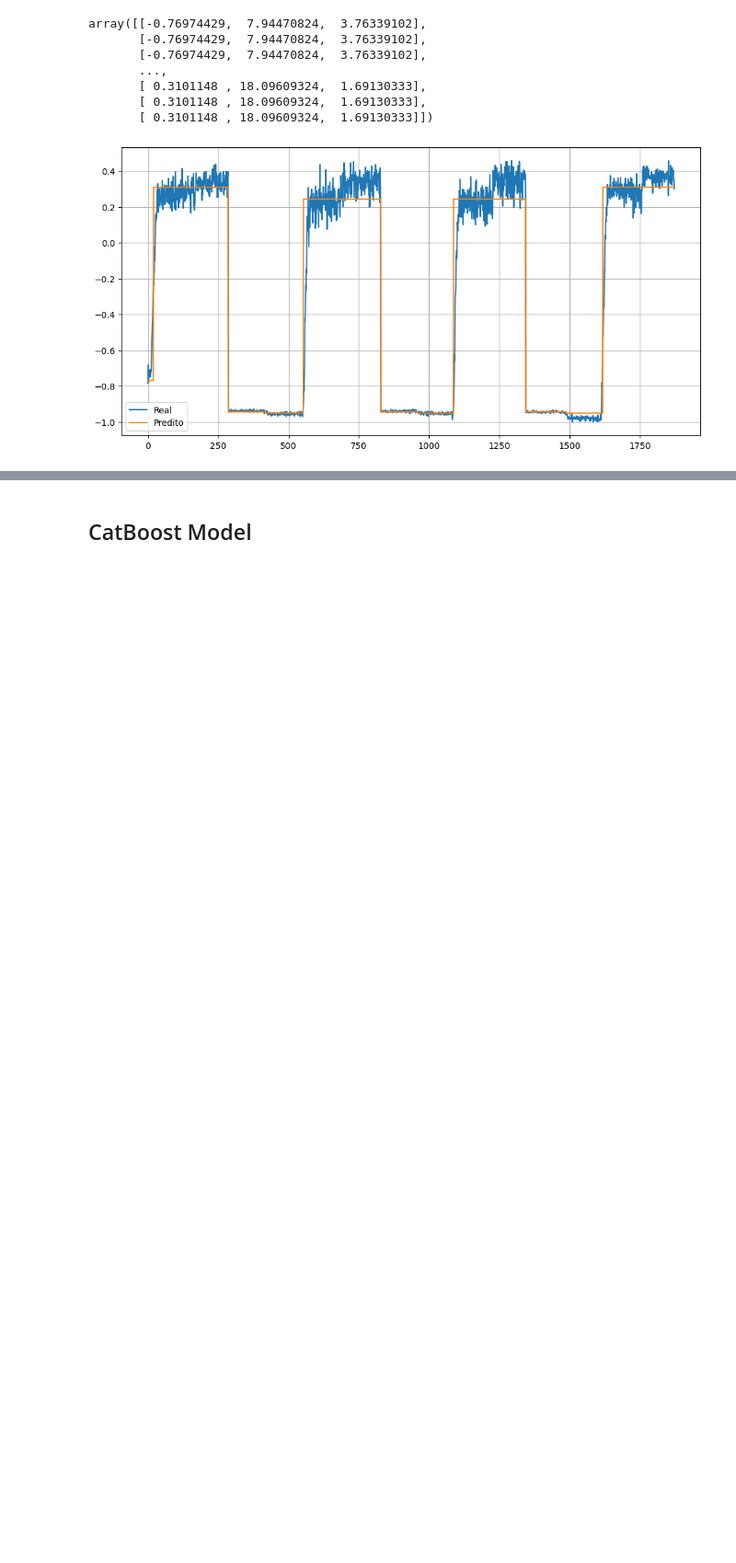
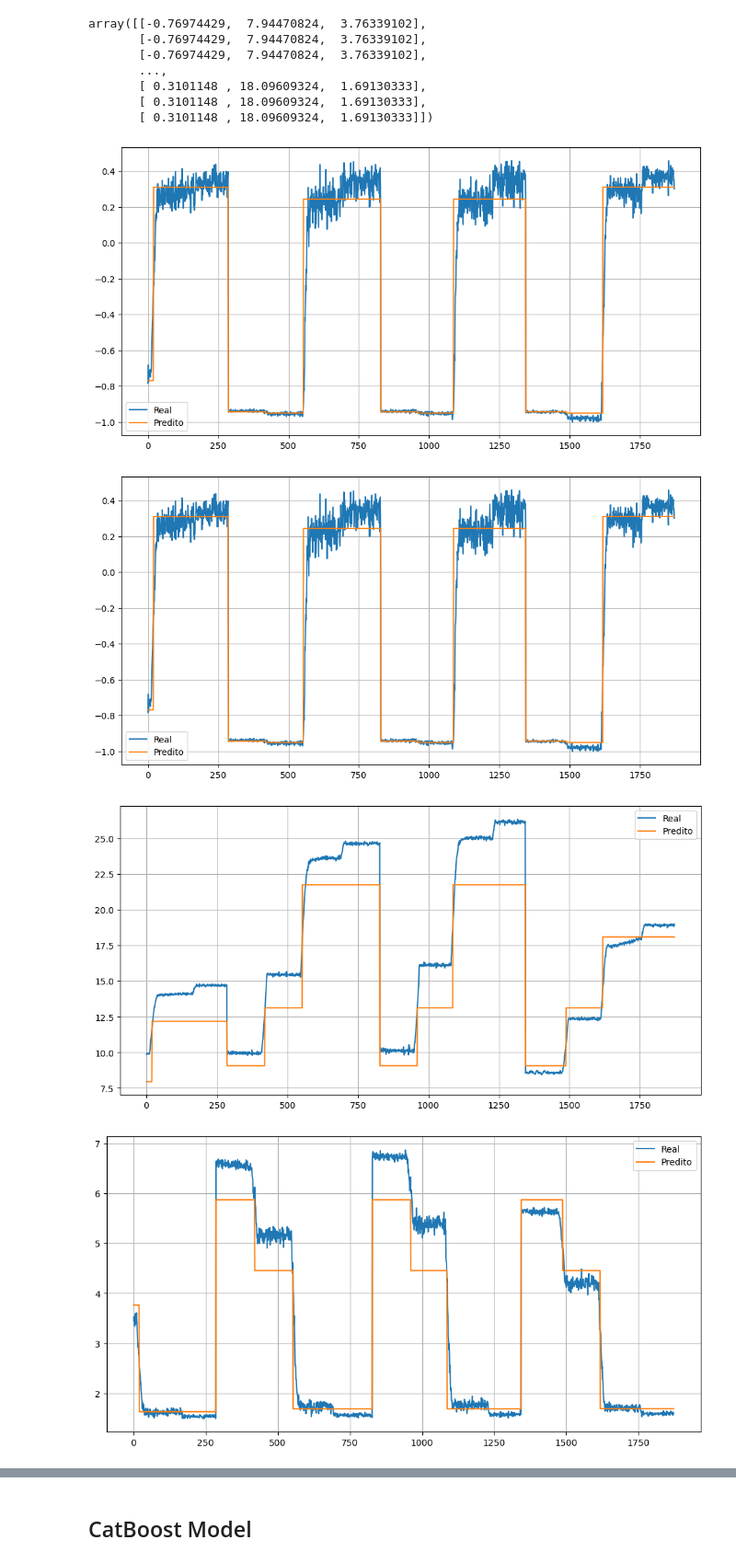
Before and after one commit to Miguel-mmf/smart-automation, a Jupyter notebook: ava02/pt2/tree_based_models.ipynb, the cells around one changed output, grey strips where cells are left out. Shown: that part at 92% size. Cells and saved outputs as stored; diff of their text form; code cells hidden in the pictures; blank space fills up the shorter version.

```diff
--- a/ava02/pt2/catboost_model.ipynb
+++ b/ava02/pt2/tree_based_models.ipynb
@@ -121,3 +121,15 @@ plt.grid()
 plt.show()
 # %% [output]
 [figure]
+# %%
+for col in enumerate(y_test.columns):
+    plt.figure(figsize=(12, 6))
+    plt.plot(y_test[col[1]].values, label='Real')
+    plt.plot(predicted[:, col[0]], label='Predito')
+    plt.legend()
+    plt.grid()
+    plt.show()
+# %% [output]
+[figure, added]
+[figure, added]
+[figure, added]
```
Also changed, not shown: parts of 3 cells of this notebook.
